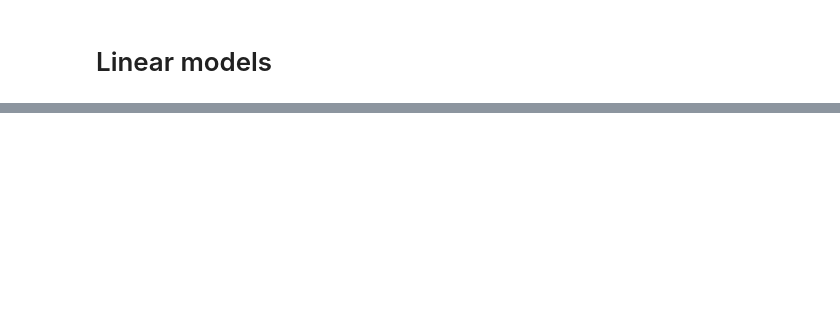
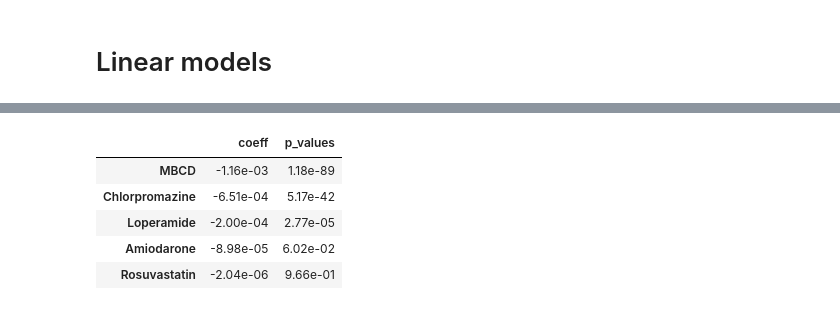
Before and after one commit to comp-sys-pharm/SARS-CoV-2-cholesterol, a Jupyter notebook: notebooks/5_Effect_of_SREBF_activating_drugs.ipynb, the cells around one changed output, grey strips where cells are left out. Drawn from its saved outputs; the diff is of its cells as text; code cells hidden in the pictures; blank space fills up the shorter version.

```diff
--- a/notebooks/5_Effect_of_SREBF_activating_drugs.ipynb
+++ b/notebooks/5_Effect_of_SREBF_activating_drugs.ipynb
@@ -169,0 +133,7 @@ plt.legend(labels=['MBCD', 'DMSO', 'Chlorpromazine', 'Amiodarone', 'Loperamide',
+# %%
+def prepare_for_statistics(data, time_col):
+    tmp = data[data['Time_min'] <= 280].copy()
+    tmp["Drug"] = pd.Categorical(tmp["Drug"],
+                                categories = ["dmso", "amio", "cp", "loper","mbcd", "rosu"])
+
+    return tmp
@@ -169,0 +149,17 @@ plt.legend(labels=['MBCD', 'DMSO', 'Chlorpromazine', 'Amiodarone', 'Loperamide',
+# %%
+def statistics(data, time_col):
+
+    tmp = data.copy()
+    tmp = prepare_for_statistics(tmp, time_col)
+    tmp.Drug = tmp.Drug.map(drugmap)
+
+    model = ols(f'logRatio ~ ExpID + {time_col} * Drug', data=tmp).fit() #
+
+    params = model.params[model.params.index.str.contains(':')]
+    pvalues = model.pvalues[model.pvalues.index.str.contains(':')]
+    result = pd.DataFrame({'coeff': params.values, 'p_values':pvalues.values}, index = params.index.str.slice(16,-1))
+
+    result = result.sort_values(by='coeff').style.format('{:,.2e}'.format)
+
+
+    return result
@@ -169,0 +206,5 @@ plt.legend(labels=['MBCD', 'DMSO', 'Chlorpromazine', 'Amiodarone', 'Loperamide',
+# %%
+# exp_b_all
+exp_b_all = pd.DataFrame()
+for exp_b_all in [exp1b, exp2b, exp3bc, exp4b]:
+    exp_b_all = exp_b_all.append(exp)
@@ -169,0 +215,9 @@ plt.legend(labels=['MBCD', 'DMSO', 'Chlorpromazine', 'Amiodarone', 'Loperamide',
+# %%
+statistics(exp_b_all, 'Time_min')
+# %% [output]
+|  | coeff | p_values |
+| MBCD | -1.16e-03 | 1.18e-89 |
+| Chlorpromazine | -6.51e-04 | 5.17e-42 |
+| Loperamide | -2.00e-04 | 2.77e-05 |
+| Amiodarone | -8.98e-05 | 6.02e-02 |
+| Rosuvastatin | -2.04e-06 | 9.66e-01 |
```
Also changed, not shown: parts of 34 cells of this notebook, 3 other files.
